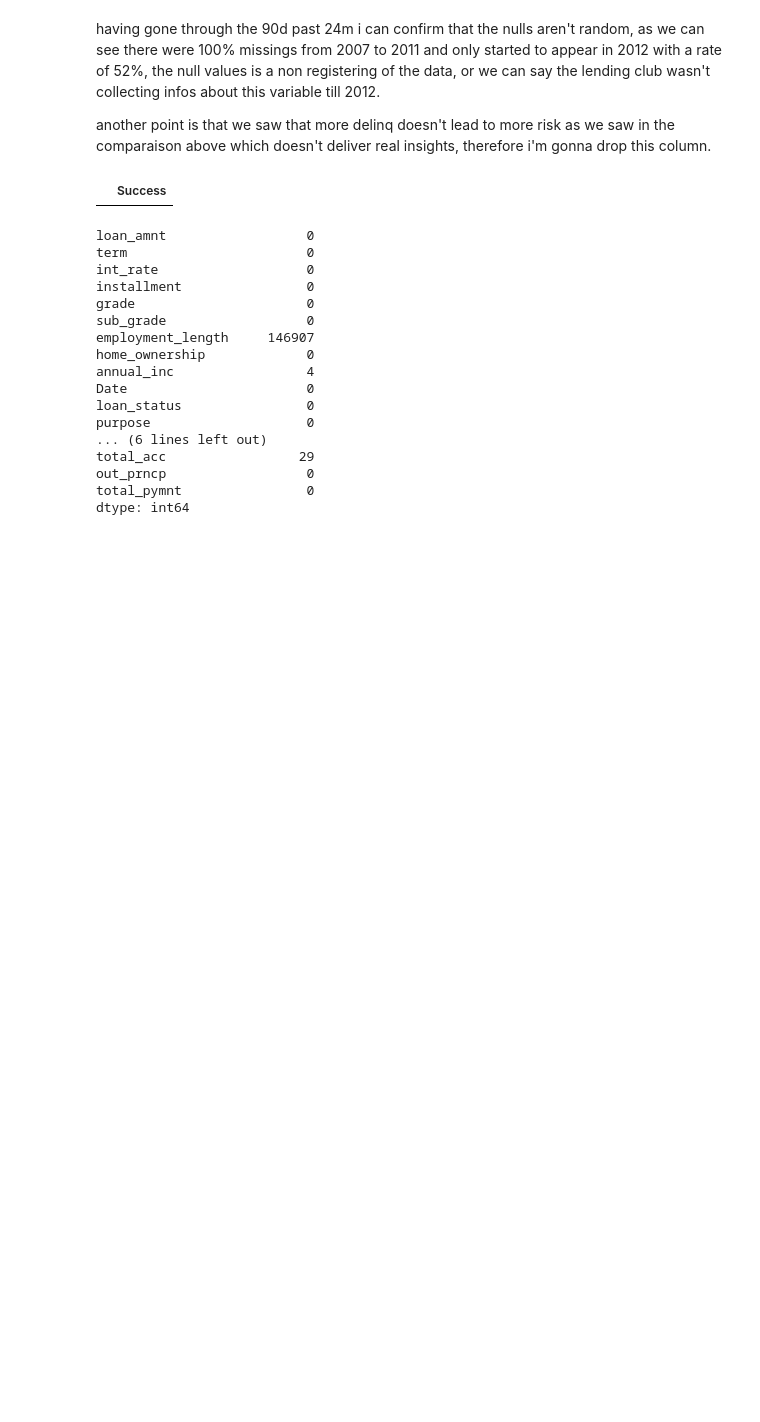
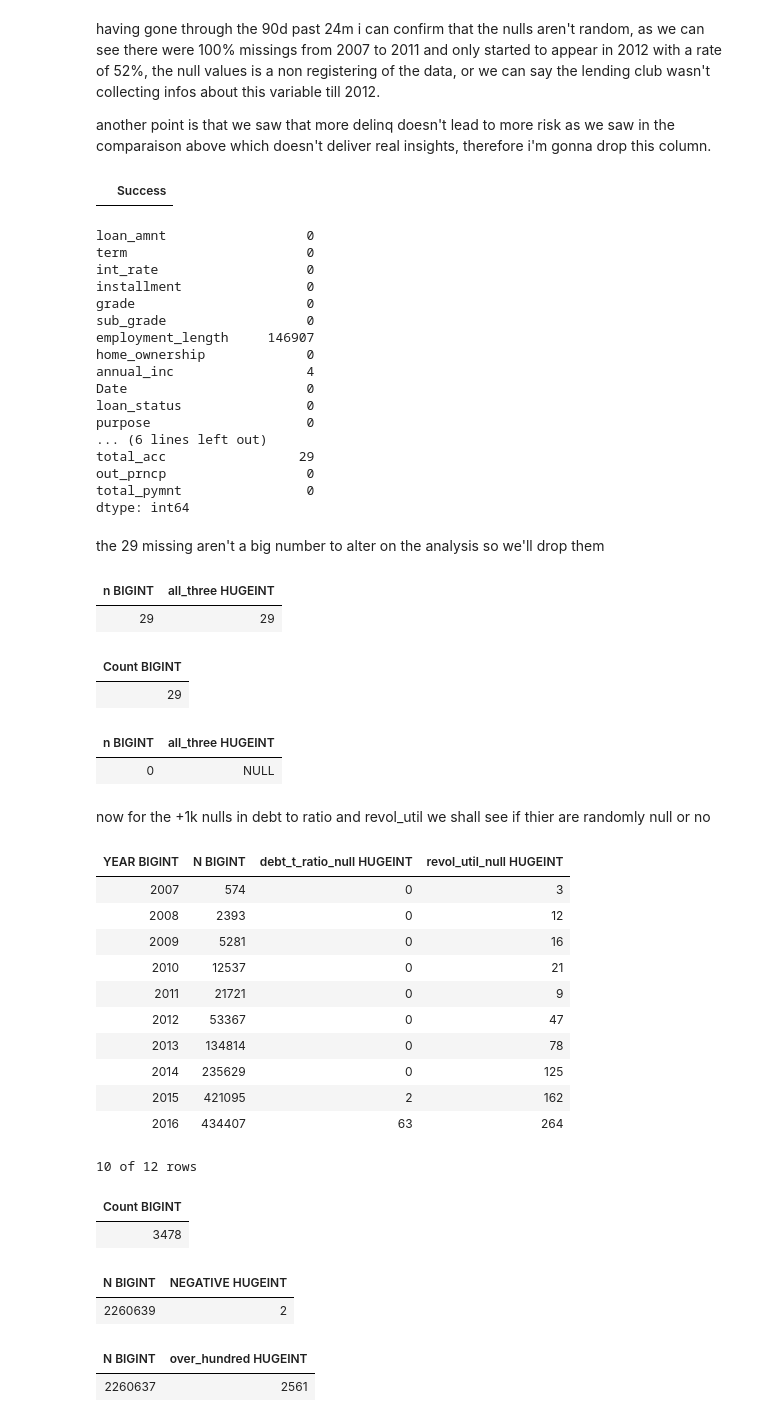
Before and after one commit to MrX1710/Projects, a Jupyter notebook: Lending_club_analysis/Lending_club_analysis.ipynb, the cells around one changed output. Drawn from its saved outputs; the diff is of its cells as text; code cells hidden in the pictures; blank space fills up the shorter version.

Commit message:
cleaning of dti, revol_util, total_acc,open_acc and delinquency_past_2

```diff
--- a/Lending_club_analysis/Lending_club_analysis.ipynb
+++ b/Lending_club_analysis/Lending_club_analysis.ipynb
@@ -362,3 +362,76 @@ total_acc                 29
 out_prncp                  0
 total_pymnt                0
 dtype: int64
+# %% [markdown]
+the 29 missing aren't a big number to alter on the analysis so we'll drop them
+# %%
+db("""SELECT COUNT(*) AS n,
+       SUM(CASE WHEN total_acc IS NULL AND open_acc IS NULL AND delinquency_past_2 IS NULL THEN 1 ELSE 0 END) AS all_three
+FROM FILT_TABLE WHERE total_acc IS NULL;""")
+# %% [output]
+| n BIGINT | all_three HUGEINT |
+| 29 | 29 |
+# %%
+db("""
+DELETE FROM FILT_TABLE
+WHERE total_acc IS NULL AND open_acc IS NULL and delinquency_past_2 IS NULL;
+""")
+# %% [output]
+| Count BIGINT |
+| 29 |
+# %%
+db("""SELECT COUNT(*) AS n,
+       SUM(CASE WHEN total_acc IS NULL AND open_acc IS NULL AND delinquency_past_2 IS NULL THEN 1 ELSE 0 END) AS all_three
+FROM FILT_TABLE WHERE total_acc IS NULL;""")
+# %% [output]
+| n BIGINT | all_three HUGEINT |
+| 0 | NULL |
+# %% [markdown]
+now for the +1k nulls in debt to ratio and revol_util we shall see if thier are randomly null or no
+# %%
+db("""
+SELECT YEAR(Date) AS YEAR, COUNT(*) AS N,
+SUM(CASE WHEN debt_t_ratio IS NULL THEN 1 ELSE 0 END) AS debt_t_ratio_null,
+SUM(CASE WHEN revol_util IS NULL THEN 1 ELSE 0 END) AS revol_util_null
+FROM FILT_TABLE GROUP BY 1 ORDER BY 1;
+""")
+# %% [output]
+| YEAR BIGINT | N BIGINT | debt_t_ratio_null HUGEINT | revol_util_null HUGEINT |
+| 2007 | 574 | 0 | 3 |
+| 2008 | 2393 | 0 | 12 |
+| 2009 | 5281 | 0 | 16 |
+| 2010 | 12537 | 0 | 21 |
+| 2011 | 21721 | 0 | 9 |
+| 2012 | 53367 | 0 | 47 |
+| 2013 | 134814 | 0 | 78 |
+| 2014 | 235629 | 0 | 125 |
+| 2015 | 421095 | 2 | 162 |
+| 2016 | 434407 | 63 | 264 |
+10 of 12 rows
+# %%
+db("""
+DELETE FROM FILT_TABLE
+WHERE debt_t_ratio IS NULL OR revol_util IS NULL
+""")
+# %% [output]
+| Count BIGINT |
+| 3478 |
+# %%
+negative_dti = db("""
+SELECT COUNT(*) AS N, SUM(CASE WHEN debt_t_ratio < 0 THEN 1 ELSE 0 END) AS NEGATIVE FROM FILT_TABLE
+""")
+negative_dti
+#Negative debt to ratio is invalid
+# %% [output]
+| N BIGINT | NEGATIVE HUGEINT |
+| 2260639 | 2 |
+# %%
+overH_dti = db("""
+SELECT COUNT(*) AS N, SUM(CASE WHEN debt_t_ratio > 100 THEN 1 ELSE 0 END) AS over_hundred FROM FILT_TABLE
+""")
+overH_dti
+#dti can't go beyond 100, dti is between 0% to 100%
+#(total_debt / total assets)*100
+# %% [output]
+| N BIGINT | over_hundred HUGEINT |
+| 2260637 | 2561 |
```
Also changed, not shown: parts of 6 cells of this notebook.
